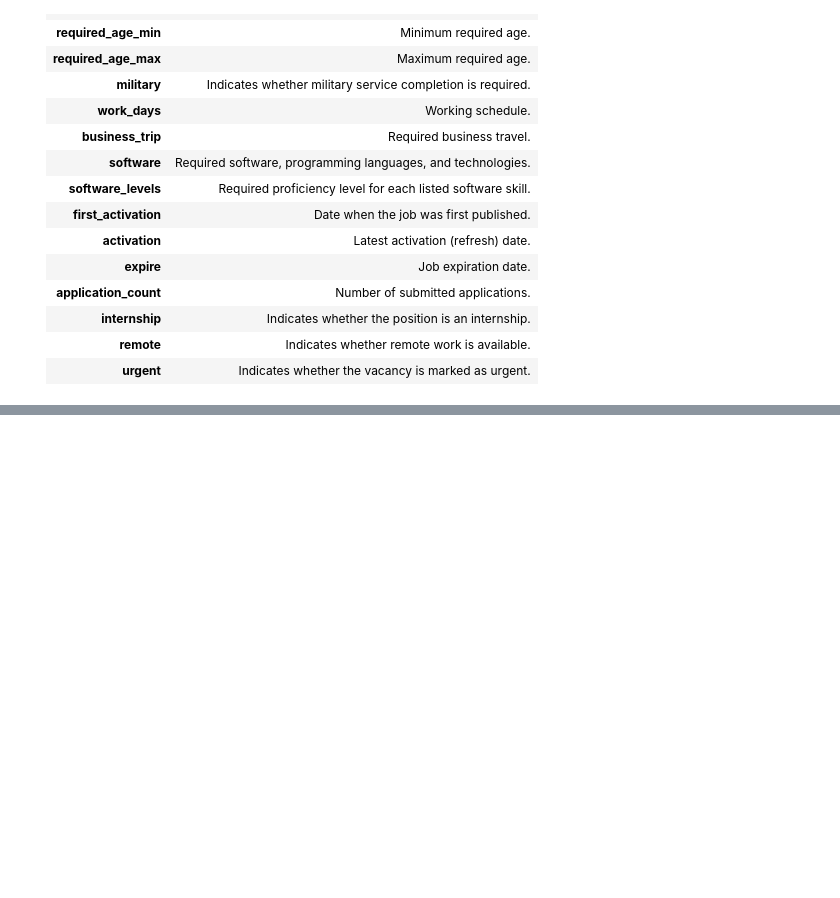
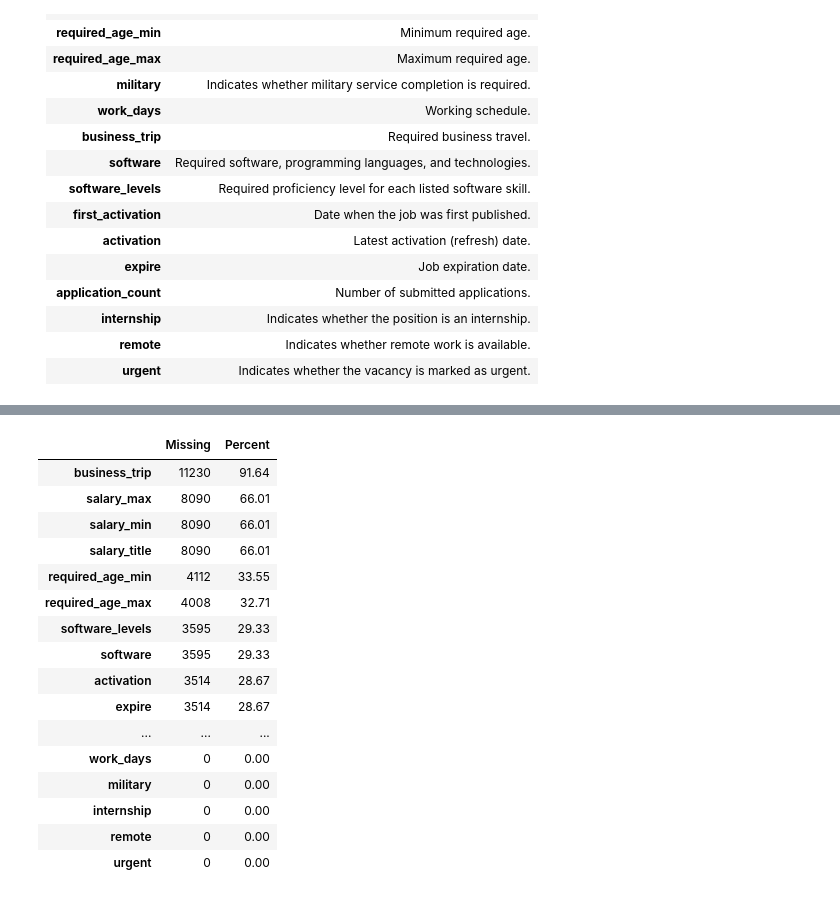
Before and after one commit to Behniash/Iran-Job-Market-Analysis, a Jupyter notebook: notebooks/01_DataOverview.ipynb, the cells around one changed output, grey strips where cells are left out. Cells and saved outputs as stored; diff of their text form; code cells hidden in the pictures; blank space fills up the shorter version.

```diff
--- a/notebooks/01_DataOverview.ipynb
+++ b/notebooks/01_DataOverview.ipynb
@@ -56,0 +101,23 @@ df.head()
+# %%
+missing = (df.isna().sum().to_frame("Missing"))
+missing["Percent"] = (missing["Missing"] / len(df) * 100).round(2)
+missing = (missing.sort_values("Percent", ascending=False))
+missing
+# %% [output]
+|  | Missing | Percent |
+| business_trip | 11230 | 91.64 |
+| salary_max | 8090 | 66.01 |
+| salary_min | 8090 | 66.01 |
+| salary_title | 8090 | 66.01 |
+| required_age_min | 4112 | 33.55 |
+| required_age_max | 4008 | 32.71 |
+| software_levels | 3595 | 29.33 |
+| software | 3595 | 29.33 |
+| activation | 3514 | 28.67 |
+| expire | 3514 | 28.67 |
+| ... | ... | ... |
+| work_days | 0 | 0.00 |
+| military | 0 | 0.00 |
+| internship | 0 | 0.00 |
+| remote | 0 | 0.00 |
+| urgent | 0 | 0.00 |
```
Also changed, not shown: parts of 6 cells of this notebook, 1 other file.
